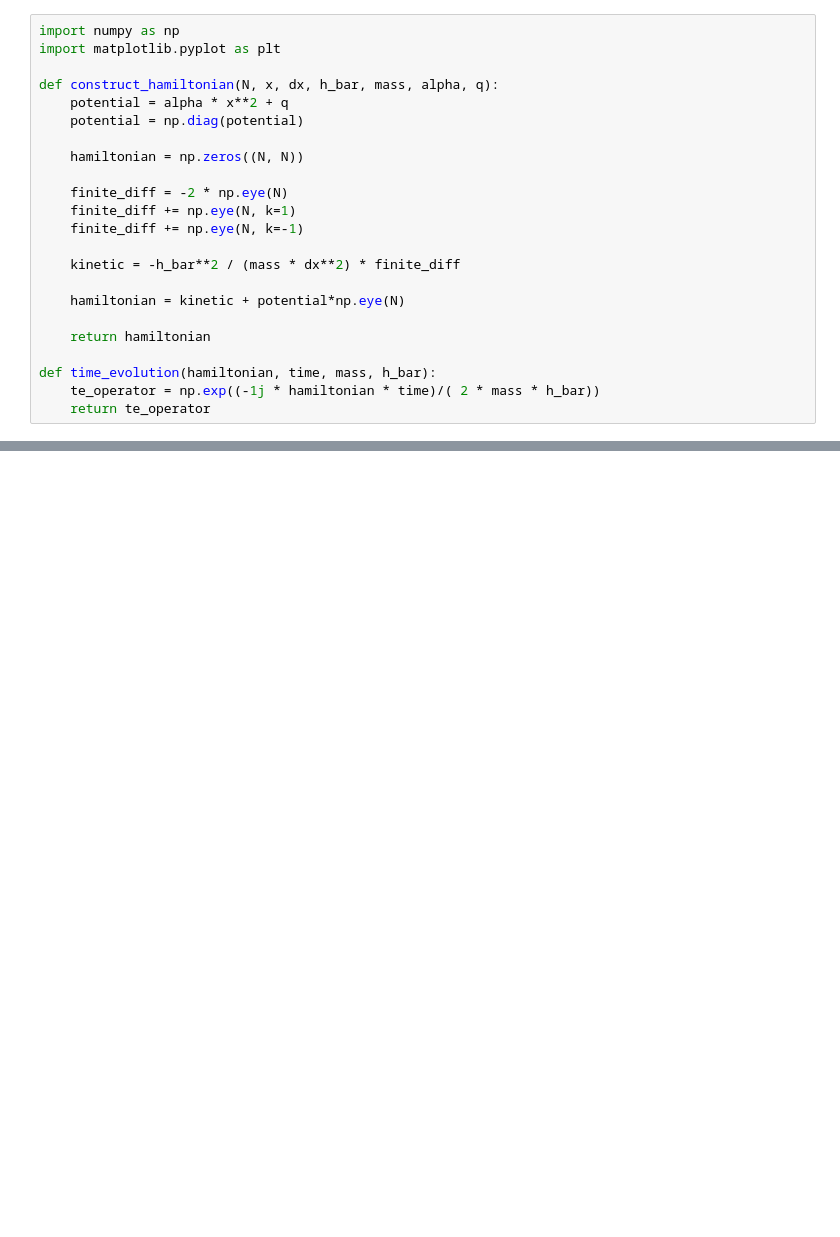
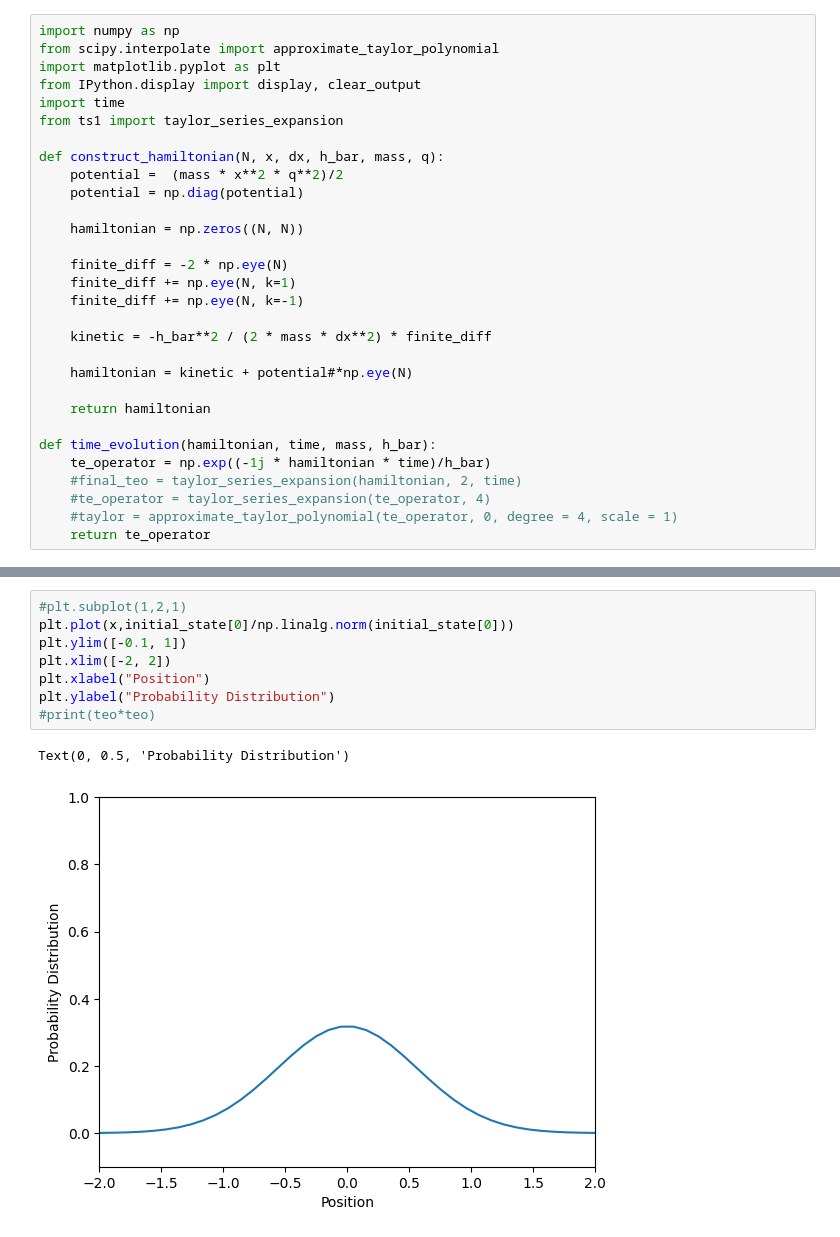
Before and after one commit to ascsn/wavefunction-dimensionality-reduction, a Jupyter notebook: demo.ipynb, the cells around one changed output, grey strips where cells are left out. Cells and saved outputs as stored; diff of their text form; blank space fills up the shorter version.

Commit message:
checkpoint/added expansion

```diff
--- a/demo.ipynb
+++ b/demo.ipynb
@@ -1,9 +1,13 @@
 # %%
 import numpy as np
+from scipy.interpolate import approximate_taylor_polynomial
 import matplotlib.pyplot as plt
+from IPython.display import display, clear_output
+import time
+from ts1 import taylor_series_expansion
 
-def construct_hamiltonian(N, x, dx, h_bar, mass, alpha, q):
-    potential = alpha * x**2 + q
+def construct_hamiltonian(N, x, dx, h_bar, mass, q):
+    potential =  (mass * x**2 * q**2)/2
     potential = np.diag(potential)
 
     hamiltonian = np.zeros((N, N))
@@ -12,12 +16,15 @@ def construct_hamiltonian(N, x, dx, h_bar, mass, alpha, q):
     finite_diff += np.eye(N, k=1)
     finite_diff += np.eye(N, k=-1)
 
-    kinetic = -h_bar**2 / (mass * dx**2) * finite_diff
+    kinetic = -h_bar**2 / (2 * mass * dx**2) * finite_diff
 
-    hamiltonian = kinetic + potential*np.eye(N)
+    hamiltonian = kinetic + potential#*np.eye(N)
 
     return hamiltonian
 
 def time_evolution(hamiltonian, time, mass, h_bar):
-    te_operator = np.exp((-1j * hamiltonian * time)/( 2 * mass * h_bar))
+    te_operator = np.exp((-1j * hamiltonian * time)/h_bar)
+    #final_teo = taylor_series_expansion(hamiltonian, 2, time)
+    #te_operator = taylor_series_expansion(te_operator, 4)
+    #taylor = approximate_taylor_polynomial(te_operator, 0, degree = 4, scale = 1)
     return te_operator
@@ -82,0 +111,11 @@ plt.show
+# %%
+#plt.subplot(1,2,1)
+plt.plot(x,initial_state[0]/np.linalg.norm(initial_state[0]))
+plt.ylim([-0.1, 1])
+plt.xlim([-2, 2])
+plt.xlabel("Position")
+plt.ylabel("Probability Distribution")
+#print(teo*teo)
+# %% [output]
+Text(0, 0.5, 'Probability Distribution')
+[figure, added]
```
Also changed, not shown: parts of 2 cells of this notebook, 1 other file.
